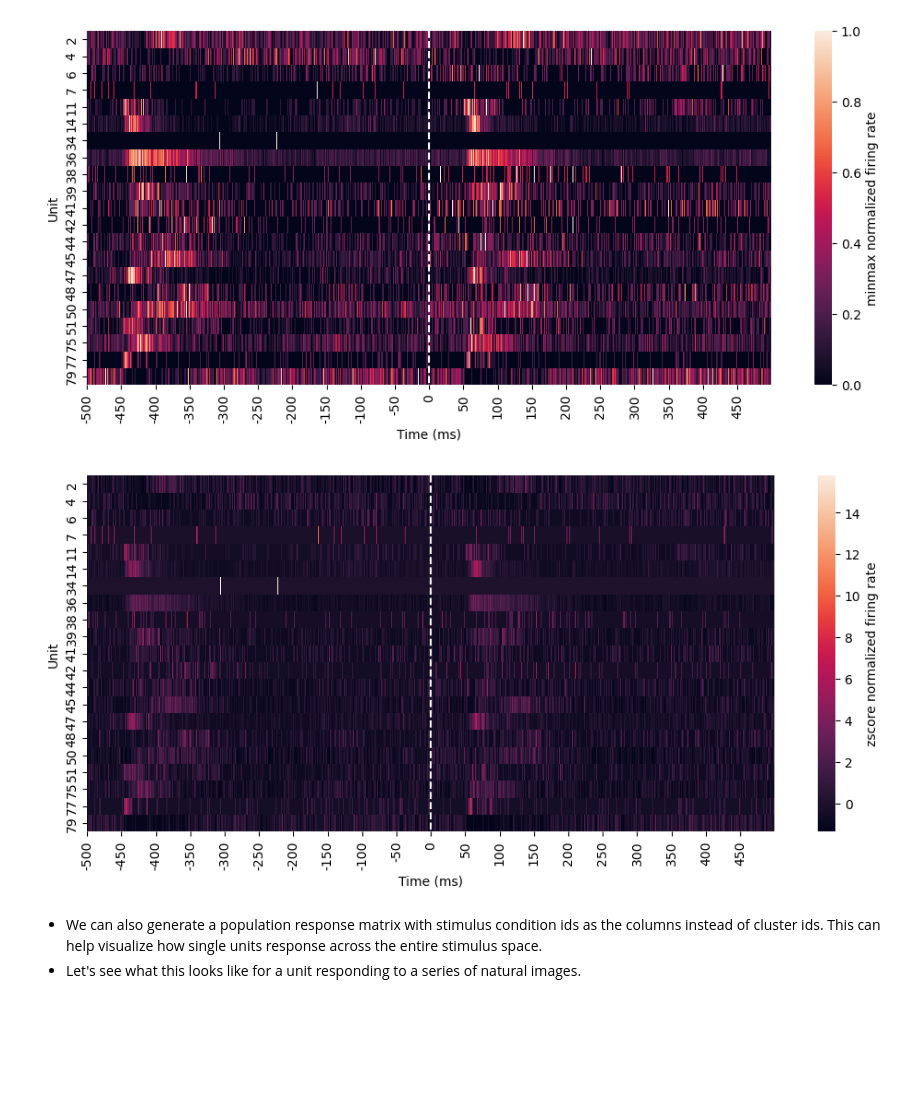
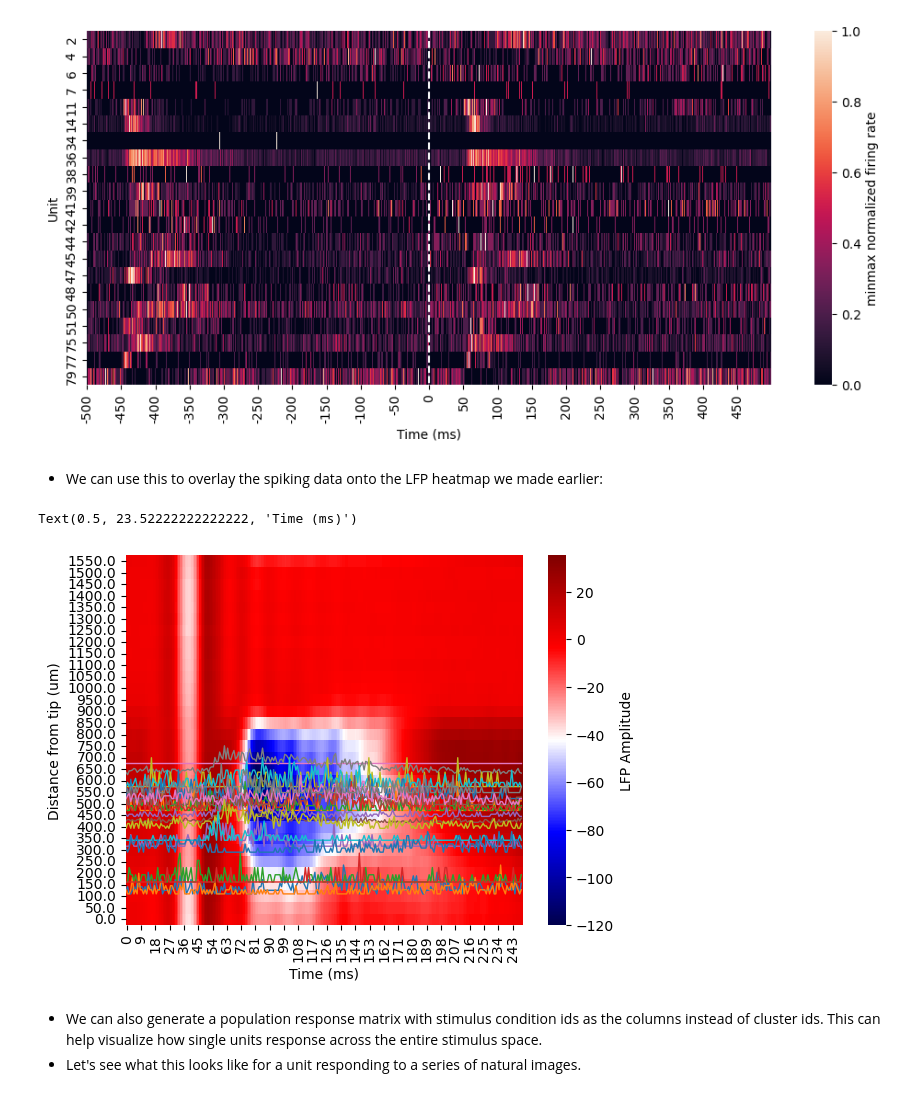
Before and after one commit to Elsayedaa/EphysToolkit, a Jupyter notebook: how_to_demonstration.ipynb, the cells around one changed output. Cells and saved outputs as stored; diff of their text form; code cells hidden in the pictures; blank space fills up the shorter version.

Commit message:
added unit depth visualization to the demo

```diff
--- a/how_to_demonstration.ipynb
+++ b/how_to_demonstration.ipynb
@@ -760,32 +761,43 @@ ax.set_ylabel("Unit")
 plt.show()
 # %% [output]
 [figure]
-# %%
-pr = ex1.population_response(
-            list(include_units),
-            stim_condition='all',
-            columns='cluster_id',
-            thresh=(0,500),
-            norm='zscore'
-    )
-# %%
-#plot the population response heatmap
-fig, ax = plt.subplots(figsize = (12,5))
-
-#transpose the array for a more typical rasterplot visualization
-ax = sns.heatmap(pr.values.T[1:], cbar_kws={'label': 'zscore normalized firing rate'})
-
-#white dotted line showing the boundary between stimulus conditions
-ax.plot([500]*1000, np.arange(1000), linestyle = '--', color = 'white')
-ax.set_xticks(np.arange(0,1000,50))
-ax.set_xticklabels(np.arange(-500,500,50))
-ax.set_xlabel("Time (ms)")
-ax.set_yticks(np.arange(len(include_units))+0.5)
-ax.set_yticklabels(include_units)
-ax.set_ylabel("Unit")
-plt.show()
-# %% [output]
-[figure, removed]
+# %% [markdown]
+-  We can use this to overlay the spiking data onto the LFP heatmap we made earlier:
+# %%
+fig, ax = plt.subplots()
+
+sns.heatmap(
+    section['lfp_heatmaps'][0]['contrast0'][:,::20],
+    cmap = 'seismic',
+    cbar_kws={'label': 'LFP Amplitude'},
+)
+
+yticks = np.arange(len(depth_info))+0.5
+ax.set_yticks(yticks)
+ax.set_yticklabels(depth_info, rotation = 0)
+ax.set_ylabel("Distance from tip (um)")
+
+for i, unit in enumerate(include_units):
+    depth = (
+        ex1.spike_data[unit]['depth'] # this gives the distance of the unit relative to the layer 4
+        + project.l4_distances[0]['contrast0'] # this is the recorded layer 4 distance at the particular column
+    )
+
+    # normalize the depth to the y scale
+    normed_depth = depth*np.median(yticks/depth_info[::-1])
+
+    # shift the unit response relative to the depth
+    unit_response = yticks[-1]-(2.5*(pr.values.T[1:][i])+normed_depth)
+    ax.plot(unit_response[500:750], linewidth = 1)
+
+#xticks = np.arange(0, 550, 50)
+#xticklabels = xticks/20
+#ax.set_xticks(xticks)
+#ax.set_xticklabels(xticklabels)
+ax.set_xlabel("Time (ms)")
+# %% [output]
+Text(0.5, 23.52222222222222, 'Time (ms)')
+[figure, added]
 # %% [markdown]
 - We can also generate a population response matrix with stimulus condition ids as the columns instead of cluster ids. This can help visualize how single units response across the entire stimulus space.
 - Let's see what this looks like for a unit responding to a series of natural images.
```
Also changed, not shown: parts of 2 cells of this notebook.
